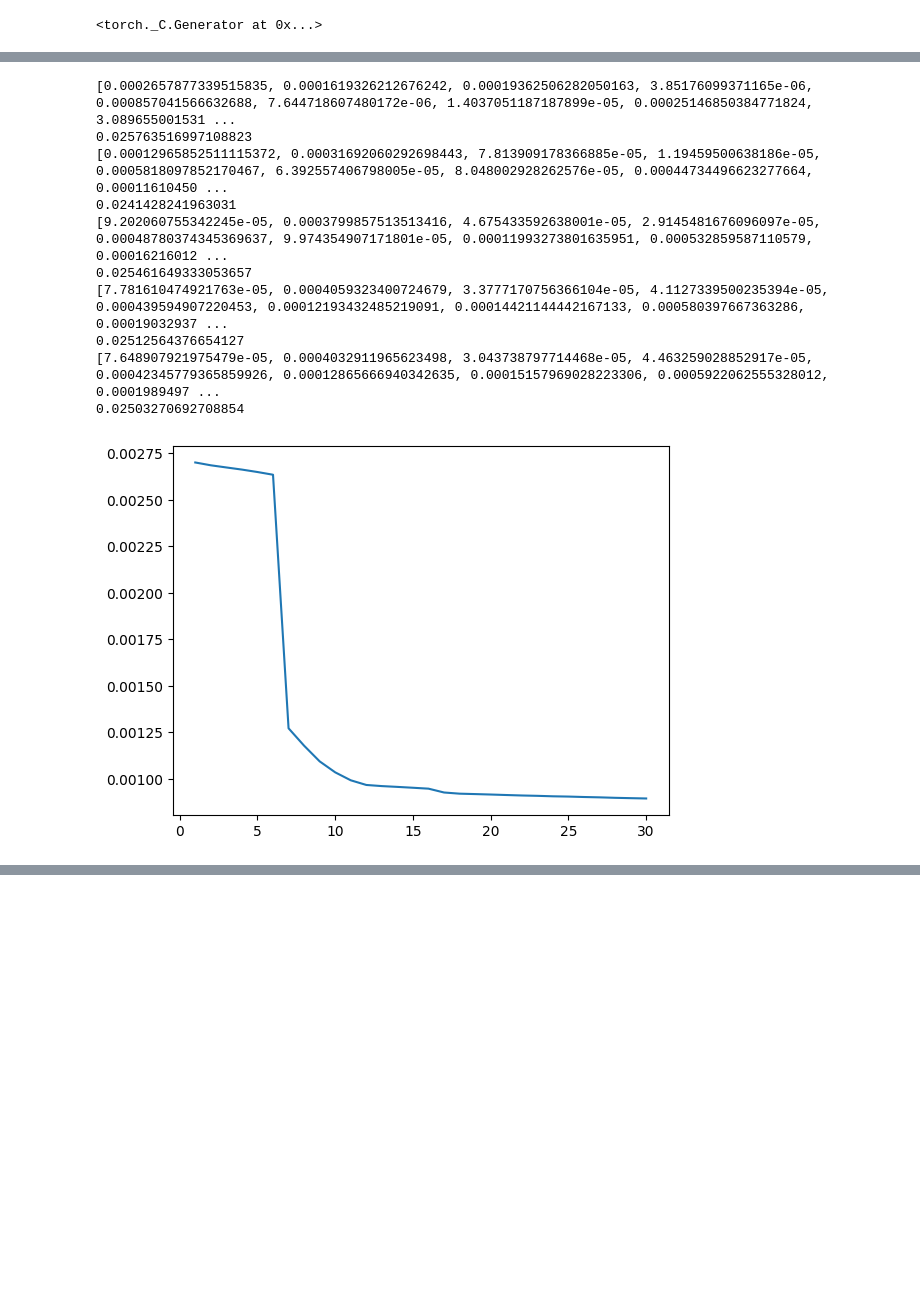
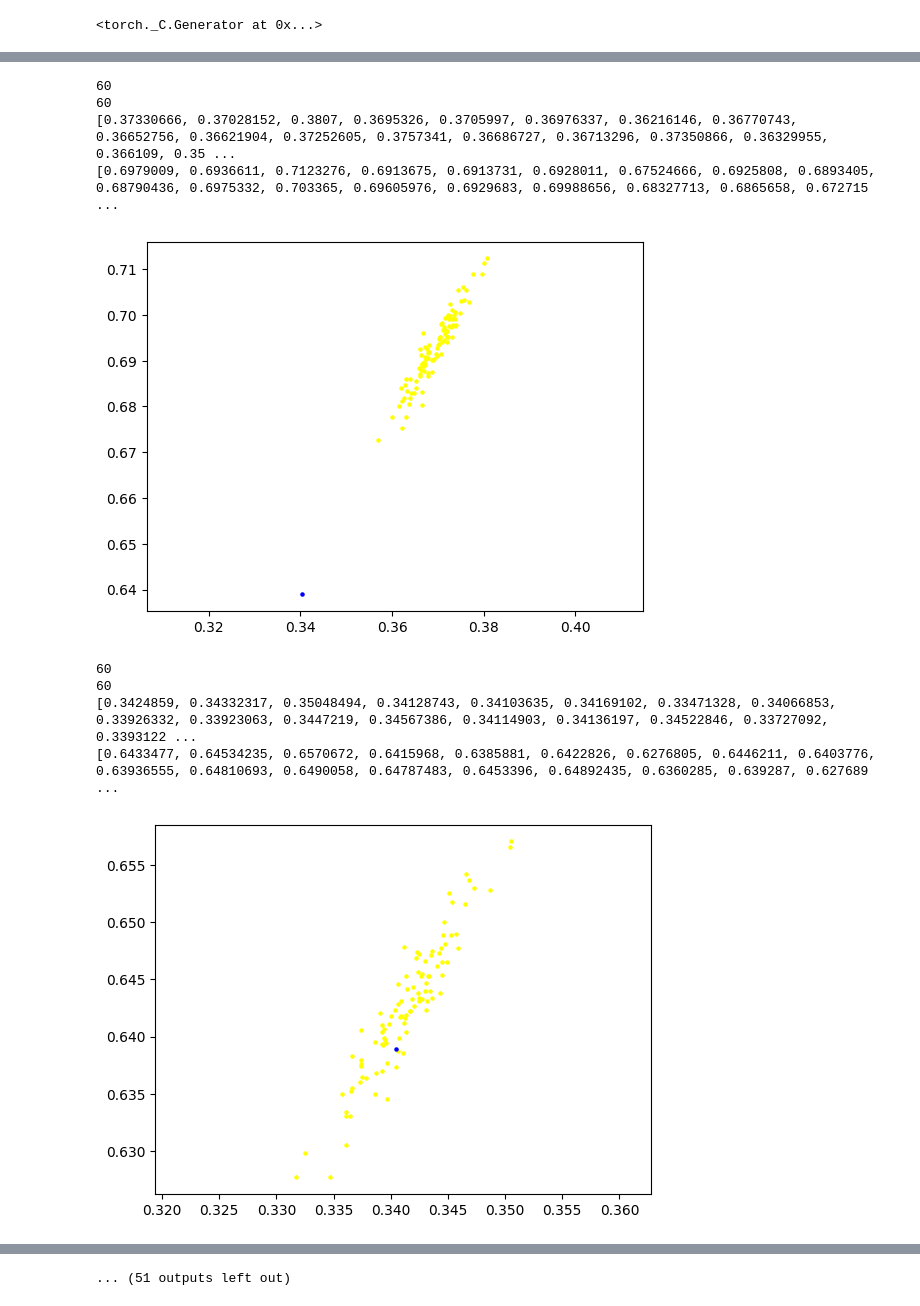
Before and after one commit to JHeinzde/pytorch-playground, a Jupyter notebook: pytorch-autoencoder.ipynb, the cells around one changed output, grey strips where cells are left out. Drawn from its saved outputs; the diff is of its cells as text; code cells hidden in the pictures; blank space fills up the shorter version.

```diff
--- a/pytorch-autoencoder.ipynb
+++ b/pytorch-autoencoder.ipynb
@@ -261,11 +282,11 @@ class DeepSVDD(nn.Module):
     def __init__(self, autoencoder):
         super().__init__()
         self.layers = nn.Sequential(
-            nn.Linear(10, 10, bias=False),
+            nn.Linear(20, 20, bias=False),
             nn.LeakyReLU(),
-            nn.Linear(10, 5, bias=False),
+            nn.Linear(20, 10, bias=False),
             nn.LeakyReLU(),
-            nn.Linear(5, 2, bias=False)
+            nn.Linear(10, 2, bias=False)
         ).to(device)
         net_dict = self.state_dict()
         ae_dict = ae.state_dict()
@@ -282,11 +303,11 @@ class DeepSVDDTrainer:
     def __init__(self, model, goal, c_size):
         self.model = model
         self.goal = goal
-        self.c = torch.tensor([0] * c_size, dtype=torch.float32, device=device)
+        self.c = torch.tensor([0, 0], dtype=torch.float32, device=device)
         self.R = torch.tensor(0, dtype=torch.float32, device=device)
 
     def train(self, training_data):
-        optimizer = torch.optim.Adam(dsvdd.parameters(), lr=0.00001)
+        optimizer = torch.optim.Adam(dsvdd.parameters(), lr=0.01)
         train_loader = torch.utils.data.DataLoader(list(zip(training_data, training_data)), batch_size=1)
         warmup_epoch = 5
         nu = 0.1
@@ -301,49 +322,52 @@ class DeepSVDDTrainer:
                 optimizer.zero_grad()
                 outputs = dsvdd.forward(norm(inputs))
                 dist = torch.sum((outputs - self.c) ** 2, dim=1)
                 keks.append(dist.item())
                 if self.goal == 'one-class':
                     loss = torch.mean(dist)
                 else:
                     scores = dist - self.R ** 2
                     # Use default nu of 0.1 for now
                     loss = self.R ** 2 + (1 / nu) * torch.mean(torch.max(torch.zeros_like(scores), scores))
                 loss.backward()
                 optimizer.step()
                 epoch_loss.append(loss.item())
-            if epoch >= warmup_epoch and epoch % warmup_epoch == 0:
-                print(keks)
-                print(quantile(sqrt(keks), 1 - nu))
+
+            if epoch >= warmup_epoch:
+                #print(keks)
+                #print(quantile(sqrt(keks), 1 - nu))
                 self.R = torch.tensor(quantile(sqrt(keks), 1 - nu))
             losses.append(sum(epoch_loss) / len(epoch_loss))
+            plot(self)
         return losses
 
     def set_center(self, transformed_data):
         with torch.no_grad():
+            self.c = torch.zeros(2, device='cuda')
             for x in transformed_data:
                 self.c += dsvdd.forward(torch.nn.functional.normalize(x, p=2, dim=0))
 
-        self.c /= len(transformed_data)
+            self.c /= len(transformed_data)
 
     # First copy weights from autoencoder to DeepSVDD network
 
 
 #mixin outliers with transformed data
 
+
 dsvdd = DeepSVDD(ae)
-dsvdd_trainer = DeepSVDDTrainer(dsvdd, 'soft-boundary', 2)
-dsvdd_trainer.set_center(transformed_data)
-losses = dsvdd_trainer.train(transformed_data)
-my_plot(np.linspace(1, 30, 30).astype(int), losses)
+dsvdd_trainer = DeepSVDDTrainer(dsvdd, 'one-class', 2)
+dsvdd_trainer.set_center(mixin_training)
+plot(dsvdd_trainer)
+dsvdd_trainer.train(transformed_data)
 # %% [output]
-[0.0002657877339515835, 0.0001619326212676242, 0.00019362506282050163, 3.85176099371165e-06, 0.000857041566632688, 7.644718607480172e-06, 1.4037051187187899e-05, 0.00025146850384771824, 3.089655001531 ...
-0.025763516997108823
-[0.00012965852511115372, 0.00031692060292698443, 7.813909178366885e-05, 1.19459500638186e-05, 0.0005818097852170467, 6.392557406798005e-05, 8.048002928262576e-05, 0.00044734496623277664, 0.00011610450 ...
-0.0241428241963031
-[9.202060755342245e-05, 0.0003799857513513416, 4.675433592638001e-05, 2.9145481676096097e-05, 0.00048780374345369637, 9.974354907171801e-05, 0.00011993273801635951, 0.000532859587110579, 0.00016216012 ...
-0.025461649333053657
-[7.781610474921763e-05, 0.0004059323400724679, 3.3777170756366104e-05, 4.1127339500235394e-05, 0.000439594907220453, 0.00012193432485219091, 0.00014421144442167133, 0.000580397667363286, 0.00019032937 ...
-0.02512564376654127
-[7.648907921975479e-05, 0.0004032911965623498, 3.043738797714468e-05, 4.463259028852917e-05, 0.00042345779365859926, 0.00012865666940342635, 0.00015157969028223306, 0.0005922062555328012, 0.0001989497 ...
-0.02503270692708854
+60
+60
+[0.37330666, 0.37028152, 0.3807, 0.3695326, 0.3705997, 0.36976337, 0.36216146, 0.36770743, 0.36652756, 0.36621904, 0.37252605, 0.3757341, 0.36686727, 0.36713296, 0.37350866, 0.36329955, 0.366109, 0.35 ...
+[0.6979009, 0.6936611, 0.7123276, 0.6913675, 0.6913731, 0.6928011, 0.67524666, 0.6925808, 0.6893405, 0.68790436, 0.6975332, 0.703365, 0.69605976, 0.6929683, 0.69988656, 0.68327713, 0.6865658, 0.672715 ...
-[figure, old version]
+[figure, new version]
+60
+60
+[0.3424859, 0.34332317, 0.35048494, 0.34128743, 0.34103635, 0.34169102, 0.33471328, 0.34066853, 0.33926332, 0.33923063, 0.3447219, 0.34567386, 0.34114903, 0.34136197, 0.34522846, 0.33727092, 0.3393122 ...
+[0.6433477, 0.64534235, 0.6570672, 0.6415968, 0.6385881, 0.6422826, 0.6276805, 0.6446211, 0.6403776, 0.63936555, 0.64810693, 0.6490058, 0.64787483, 0.6453396, 0.64892435, 0.6360285, 0.639287, 0.627689 ...
+[figure, added]
@@ -350,3 +394,4 @@ my_plot(np.linspace(1, 30, 30).astype(int), losses)
+... (51 outputs left out)
 # %%
 figure, axes = plt.subplots()
 uc_3 = plt.Circle(dsvdd_trainer.c, dsvdd_trainer.R, fill=False)
```
Also changed, not shown: parts of 5 cells of this notebook, 6 other files.
